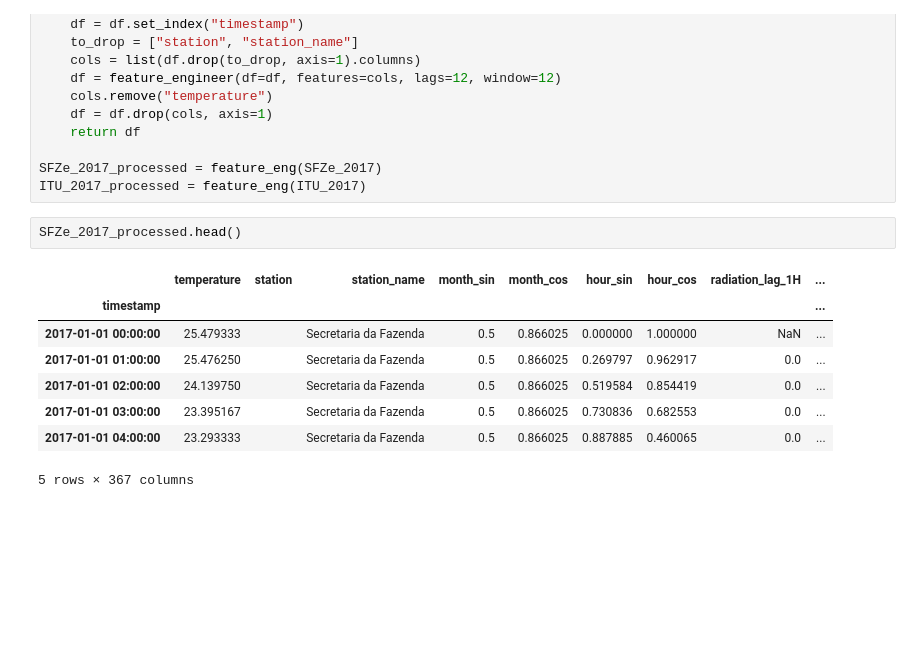
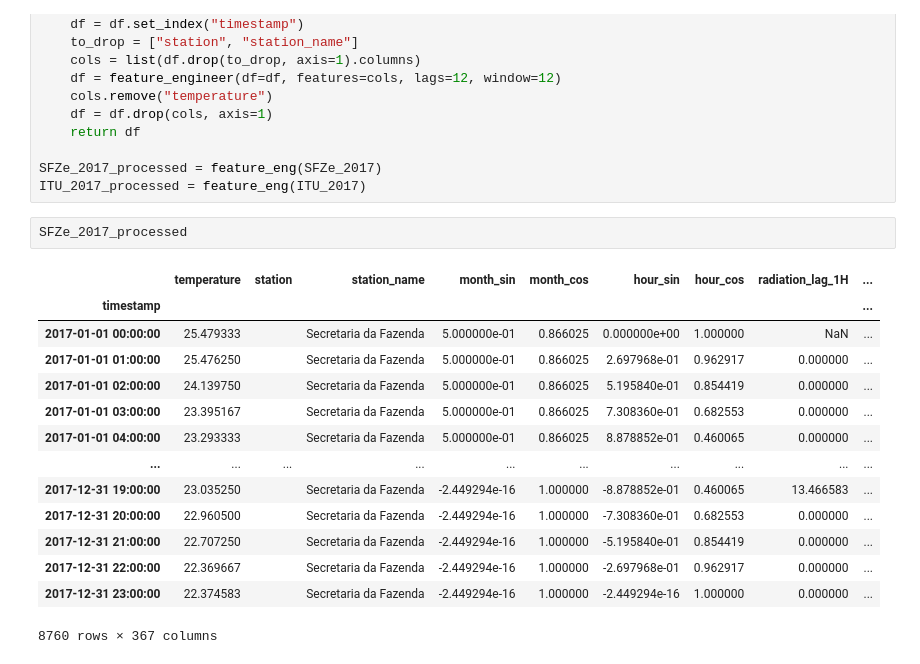
Before and after one commit to plbalmeida/ml-uhi, a Jupyter notebook: notebooks/5.0-iag-data-analysis.ipynb, the cells around one changed output. Drawn from its saved outputs; the diff is of its cells as text; blank space fills up the shorter version.

```diff
--- a/notebooks/5.0-iag-data-analysis.ipynb
+++ b/notebooks/5.0-iag-data-analysis.ipynb
@@ -803,14 +804,20 @@ def feature_eng(df):
 SFZe_2017_processed = feature_eng(SFZe_2017)
 ITU_2017_processed = feature_eng(ITU_2017)
 # %%
-SFZe_2017_processed.head()
+SFZe_2017_processed
 # %% [output]
 |  | temperature | station | station_name | month_sin | month_cos | hour_sin | hour_cos | radiation_lag_1H | ... |
 | timestamp |  |  |  |  |  |  |  |  | ... |
-| 2017-01-01 00:00:00 | 25.479333 |  | Secretaria da Fazenda | 0.5 | 0.866025 | 0.000000 | 1.000000 | NaN | ... |
-| 2017-01-01 01:00:00 | 25.476250 |  | Secretaria da Fazenda | 0.5 | 0.866025 | 0.269797 | 0.962917 | 0.0 | ... |
-| 2017-01-01 02:00:00 | 24.139750 |  | Secretaria da Fazenda | 0.5 | 0.866025 | 0.519584 | 0.854419 | 0.0 | ... |
-| 2017-01-01 03:00:00 | 23.395167 |  | Secretaria da Fazenda | 0.5 | 0.866025 | 0.730836 | 0.682553 | 0.0 | ... |
-| 2017-01-01 04:00:00 | 23.293333 |  | Secretaria da Fazenda | 0.5 | 0.866025 | 0.887885 | 0.460065 | 0.0 | ... |
+| 2017-01-01 00:00:00 | 25.479333 |  | Secretaria da Fazenda | 5.000000e-01 | 0.866025 | 0.000000e+00 | 1.000000 | NaN | ... |
+| 2017-01-01 01:00:00 | 25.476250 |  | Secretaria da Fazenda | 5.000000e-01 | 0.866025 | 2.697968e-01 | 0.962917 | 0.000000 | ... |
+| 2017-01-01 02:00:00 | 24.139750 |  | Secretaria da Fazenda | 5.000000e-01 | 0.866025 | 5.195840e-01 | 0.854419 | 0.000000 | ... |
+| 2017-01-01 03:00:00 | 23.395167 |  | Secretaria da Fazenda | 5.000000e-01 | 0.866025 | 7.308360e-01 | 0.682553 | 0.000000 | ... |
+| 2017-01-01 04:00:00 | 23.293333 |  | Secretaria da Fazenda | 5.000000e-01 | 0.866025 | 8.878852e-01 | 0.460065 | 0.000000 | ... |
+| ... | ... | ... | ... | ... | ... | ... | ... | ... | ... |
+| 2017-12-31 19:00:00 | 23.035250 |  | Secretaria da Fazenda | -2.449294e-16 | 1.000000 | -8.878852e-01 | 0.460065 | 13.466583 | ... |
+| 2017-12-31 20:00:00 | 22.960500 |  | Secretaria da Fazenda | -2.449294e-16 | 1.000000 | -7.308360e-01 | 0.682553 | 0.000000 | ... |
+| 2017-12-31 21:00:00 | 22.707250 |  | Secretaria da Fazenda | -2.449294e-16 | 1.000000 | -5.195840e-01 | 0.854419 | 0.000000 | ... |
+| 2017-12-31 22:00:00 | 22.369667 |  | Secretaria da Fazenda | -2.449294e-16 | 1.000000 | -2.697968e-01 | 0.962917 | 0.000000 | ... |
+| 2017-12-31 23:00:00 | 22.374583 |  | Secretaria da Fazenda | -2.449294e-16 | 1.000000 | -2.449294e-16 | 1.000000 | 0.000000 | ... |
-5 rows × 367 columns
+8760 rows × 367 columns
 # %%
```
Also changed, not shown: parts of 10 cells of this notebook.
